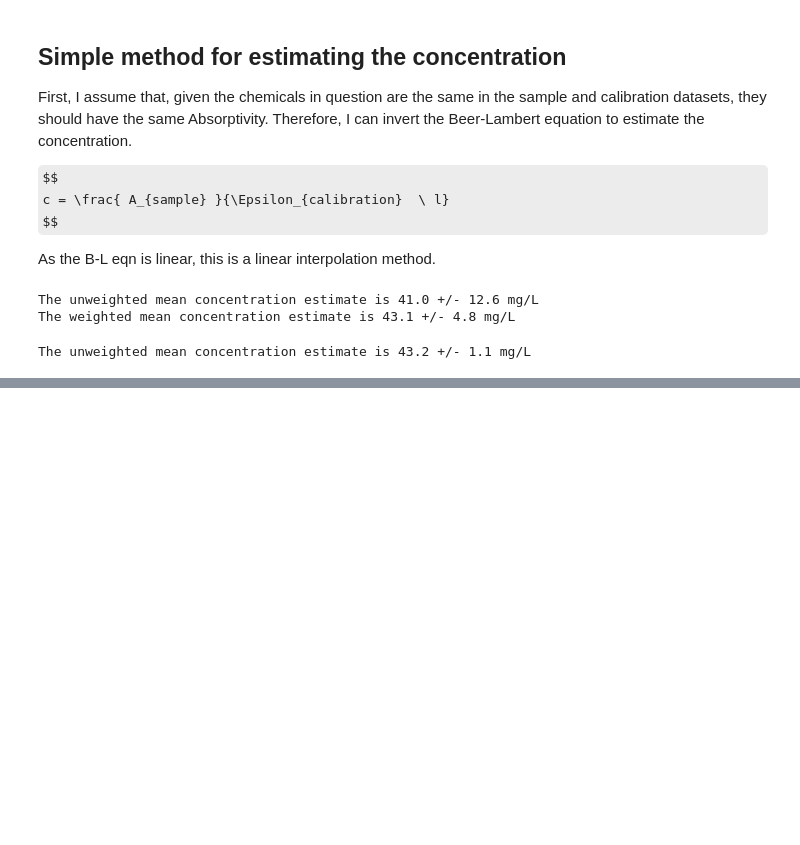
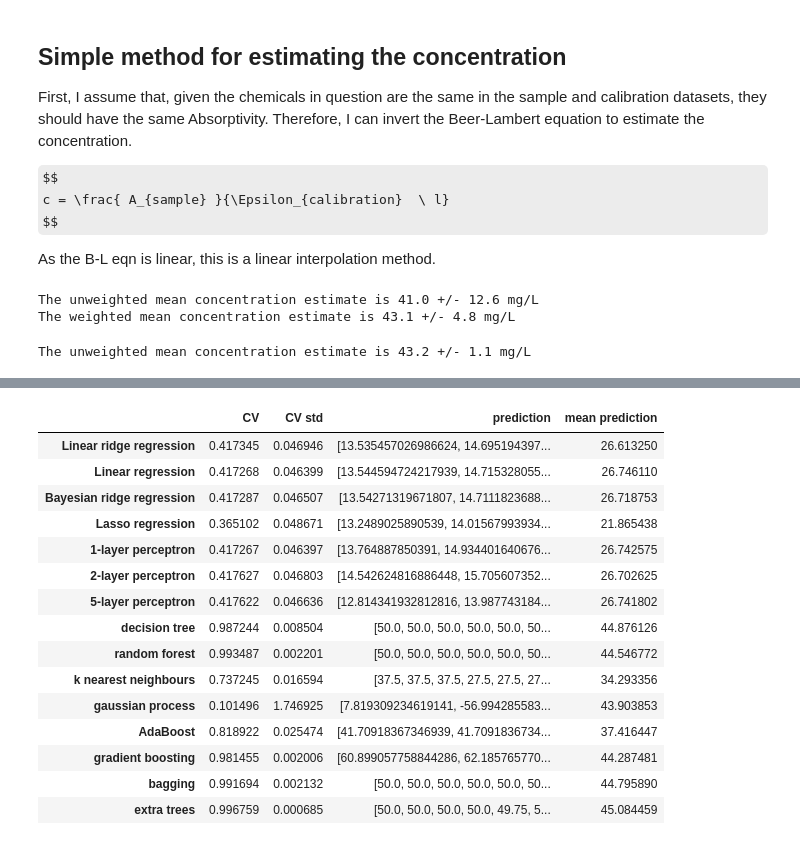
Before and after one commit to JordyJ/Colorifix, a Jupyter notebook: main.ipynb, the cells around one changed output, grey strips where cells are left out. Drawn from its saved outputs; the diff is of its cells as text; code cells hidden in the pictures; some formulas as TeX source; blank space fills up the shorter version.

Commit message:
modelling

```diff
--- a/main.ipynb
+++ b/main.ipynb
@@ -231,13 +232,13 @@ fig = px.line( absorptivity_std,labels={"value" : "Absorptivity"}, title = "Abso
 fig.show()
 
 # I use a linear interpolation to esimate the concentration of the sample from the sample absorptivity.
-df_X1["Concentration estimate mean"] = df_X1["Absorbance"] / absorptivity_mean[df_X1["Wavelength"]].values / 0.01
+df_X1["Concentration estimate"] = df_X1["Absorbance"] / absorptivity_mean[df_X1["Wavelength"]].values / 0.01
 
 # I calculate the abs error in the concentration estimate using the chain rule.
-df_X1["Concentration estimate std"] = absorptivity_std[df_X1["Wavelength"]].values * df_X1["Concentration estimate mean"] /absorptivity_mean[df_X1["Wavelength"]].values
+df_X1["Concentration estimate std"] = absorptivity_std[df_X1["Wavelength"]].values * df_X1["Concentration estimate"] /absorptivity_mean[df_X1["Wavelength"]].values
 
 # I will weight the concentration estimate by the inverse of the error squared.
-df_X1["Concentration estimate weight"] = df_X1["Concentration estimate mean"] / df_X1["Concentration estimate std"]**2
+df_X1["Concentration estimate weight"] = df_X1["Concentration estimate"] / df_X1["Concentration estimate std"]**2
 df_X1["Concentration estimate weight"] = df_X1["Concentration estimate weight"] / np.sum(df_X1["Concentration estimate weight"])
 # %%
 
@@ -282,0 +302,29 @@ The unweighted mean concentration estimate is 43.2 +/- 1.1 mg/L
+# %%
+# Now I will use sklearn to fit a series of linear and non-linear regression models and compare their performance.
+from sklearn import linear_model, neural_network, tree, ensemble, neighbors, svm, gaussian_process
+
+models = {"Linear ridge regression": linear_model.Ridge(),
+            "Linear regression": linear_model.LinearRegression(),
+            "Bayesian ridge regression": linear_model.BayesianRidge(),
+            "Lasso regression": linear_model.Lasso(),
+            "1-layer perceptron": neural_network.MLPRegressor( hidden_layer_sizes=(1, ), activation='identity', solver='lbfgs'),
+            "2-layer perceptron": neural_network.MLPRegressor(  hidden_layer_sizes=(2, ), activation='identity', solver='lbfgs'),
+            "5-layer perceptron": neural_network.MLPRegressor(  hidden_layer_sizes=(5, ), activation='identity', solver='lbfgs'),
+            "decision tree": tree.DecisionTreeRegressor(),
+            "random forest": ensemble.RandomForestRegressor(),
+            "k nearest neighbours": neighbors.KNeighborsRegressor(),
+            "gaussian process": gaussian_process.GaussianProcessRegressor(),
+            "AdaBoost": ensemble.AdaBoostRegressor(),
+            "gradient boosting": ensemble.GradientBoostingRegressor(),
+            "bagging": ensemble.BaggingRegressor(),
+            "extra trees": ensemble.ExtraTreesRegressor(),
+        }
+
+results = {}
+
+for name, model in models.items():
+
+    cv_scores = cross_val_score(model, X, y, cv=5,)
+    print(name, cv_scores)
+
+    results[name] = {"CV" : np.mean(cv_scores), "CV std" : np.std(cv_scores), "prediction" : model.fit(X_train, y_train).predict(X_predict)}
@@ -282,0 +359,22 @@ The unweighted mean concentration estimate is 43.2 +/- 1.1 mg/L
+# %%
+df_results = pd.DataFrame(results).T
+df_results.sort_values("CV", ascending = False)
+df_results["mean prediction"] = df_results["prediction"].apply(lambda x: np.mean(x))
+df_results
+# %% [output]
+|  | CV | CV std | prediction | mean prediction |
+| Linear ridge regression | 0.417345 | 0.046946 | [13.535457026986624, 14.695194397... | 26.613250 |
+| Linear regression | 0.417268 | 0.046399 | [13.544594724217939, 14.715328055... | 26.746110 |
+| Bayesian ridge regression | 0.417287 | 0.046507 | [13.54271319671807, 14.7111823688... | 26.718753 |
+| Lasso regression | 0.365102 | 0.048671 | [13.2489025890539, 14.01567993934... | 21.865438 |
+| 1-layer perceptron | 0.417267 | 0.046397 | [13.764887850391, 14.934401640676... | 26.742575 |
+| 2-layer perceptron | 0.417627 | 0.046803 | [14.542624816886448, 15.705607352... | 26.702625 |
+| 5-layer perceptron | 0.417622 | 0.046636 | [12.814341932812816, 13.987743184... | 26.741802 |
+| decision tree | 0.987244 | 0.008504 | [50.0, 50.0, 50.0, 50.0, 50.0, 50... | 44.876126 |
+| random forest | 0.993487 | 0.002201 | [50.0, 50.0, 50.0, 50.0, 50.0, 50... | 44.546772 |
+| k nearest neighbours | 0.737245 | 0.016594 | [37.5, 37.5, 37.5, 27.5, 27.5, 27... | 34.293356 |
+| gaussian process | 0.101496 | 1.746925 | [7.819309234619141, -56.994285583... | 43.903853 |
+| AdaBoost | 0.818922 | 0.025474 | [41.70918367346939, 41.7091836734... | 37.416447 |
+| gradient boosting | 0.981455 | 0.002006 | [60.899057758844286, 62.185765770... | 44.287481 |
+| bagging | 0.991694 | 0.002132 | [50.0, 50.0, 50.0, 50.0, 50.0, 50... | 44.795890 |
+| extra trees | 0.996759 | 0.000685 | [50.0, 50.0, 50.0, 50.0, 49.75, 5... | 45.084459 |
```
Also changed, not shown: parts of 3 cells of this notebook.
